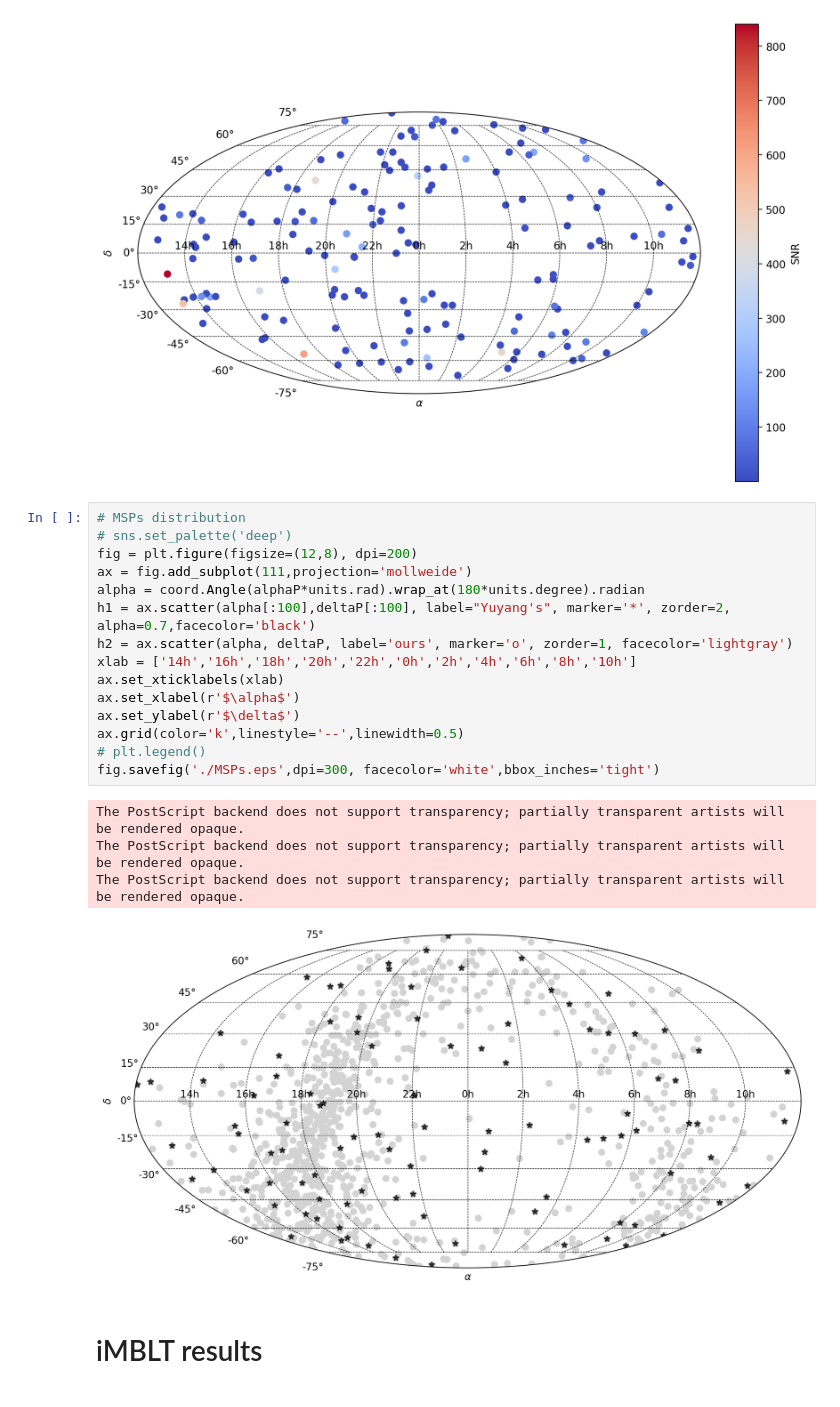
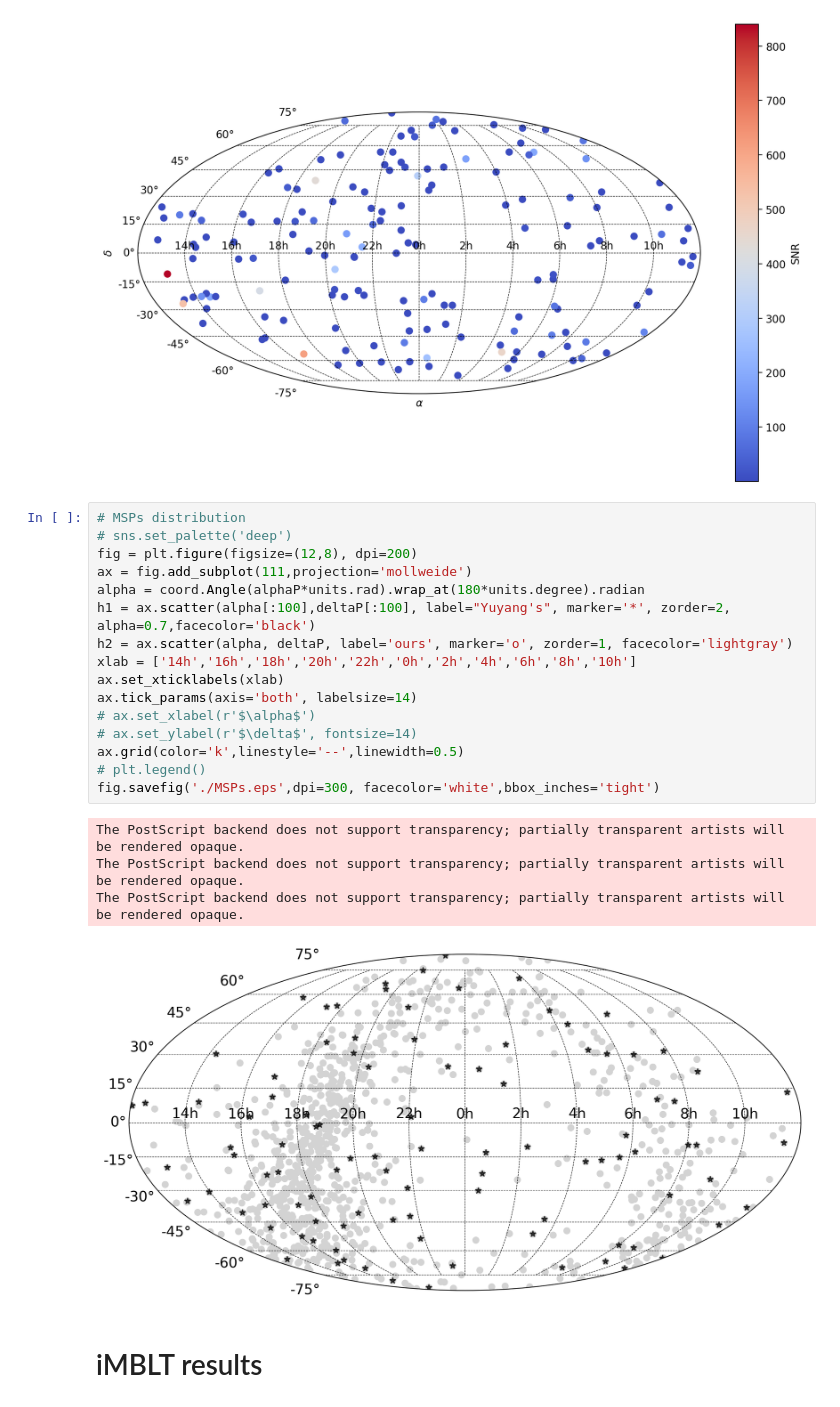
Before and after one commit to yanwang2012/RAAPTR, a Jupyter notebook: GENSIMDATA/mollweide.ipynb, the cells around one changed output. Saved outputs shown, nothing was run; the diff lists cells and outputs as text.

```diff
--- a/GENSIMDATA/mollweide.ipynb
+++ b/GENSIMDATA/mollweide.ipynb
@@ -48,23 +48,24 @@ fig.savefig(estDir + 'fig/' + rlzFile + '/SourceDist.png',dpi=300, facecolor='wh
 # %%
 # MSPs distribution
 # sns.set_palette('deep')
 fig = plt.figure(figsize=(12,8), dpi=200)
 ax = fig.add_subplot(111,projection='mollweide')
 alpha = coord.Angle(alphaP*units.rad).wrap_at(180*units.degree).radian
 h1 = ax.scatter(alpha[:100],deltaP[:100], label="Yuyang's", marker='*', zorder=2, alpha=0.7,facecolor='black')
 h2 = ax.scatter(alpha, deltaP, label='ours', marker='o', zorder=1, facecolor='lightgray')
 xlab = ['14h','16h','18h','20h','22h','0h','2h','4h','6h','8h','10h']
 ax.set_xticklabels(xlab)
-ax.set_xlabel(r'$\alpha$')
-ax.set_ylabel(r'$\delta$')
+ax.tick_params(axis='both', labelsize=14)
+# ax.set_xlabel(r'$\alpha$')
+# ax.set_ylabel(r'$\delta$', fontsize=14)
 ax.grid(color='k',linestyle='--',linewidth=0.5)
 # plt.legend()
 fig.savefig('./MSPs.eps',dpi=300, facecolor='white',bbox_inches='tight')
 # %% [output]
 The PostScript backend does not support transparency; partially transparent artists will be rendered opaque.
 The PostScript backend does not support transparency; partially transparent artists will be rendered opaque.
 The PostScript backend does not support transparency; partially transparent artists will be rendered opaque.
-[figure, old version]
+[figure, new version]
 # %% [markdown]
 # iMBLT results
 # %%
```
Also changed, not shown: 1 other file.
